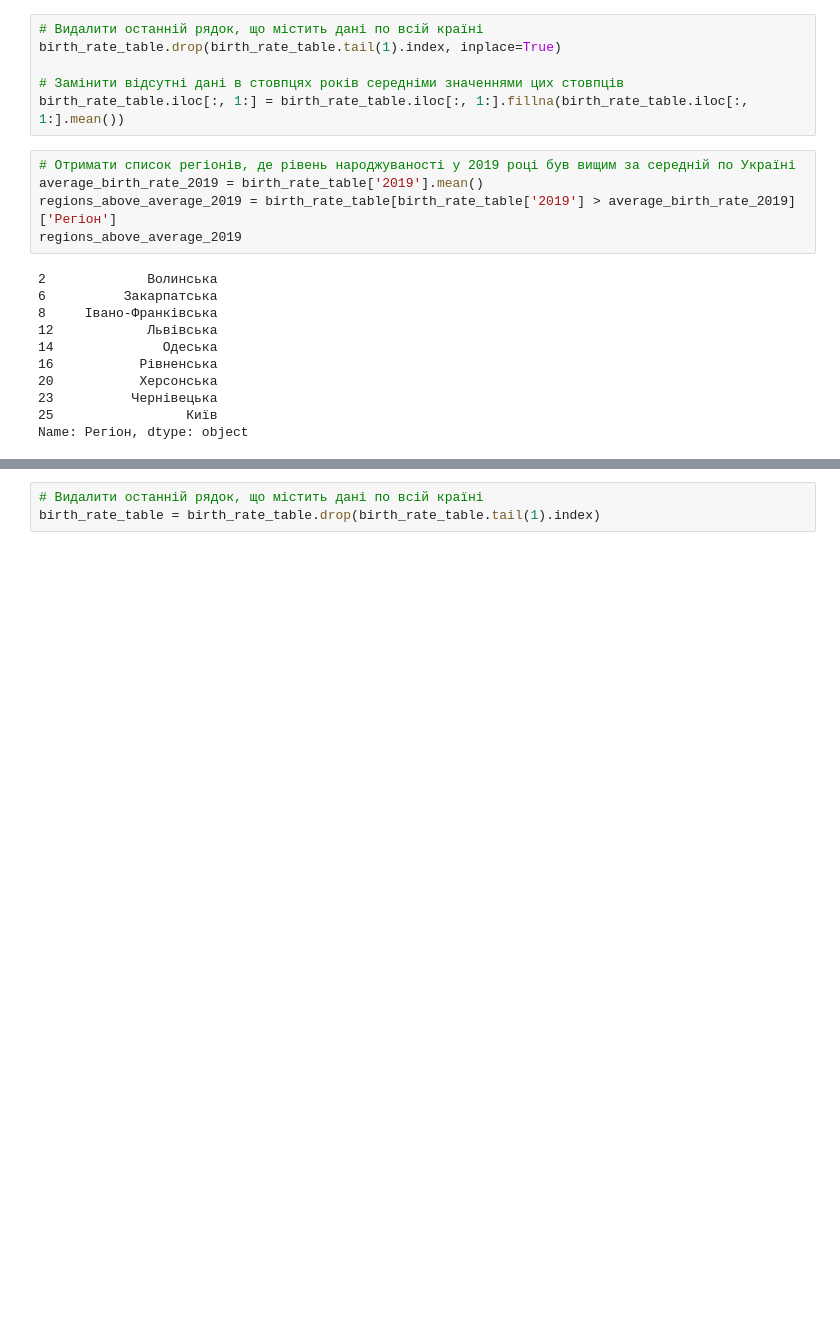
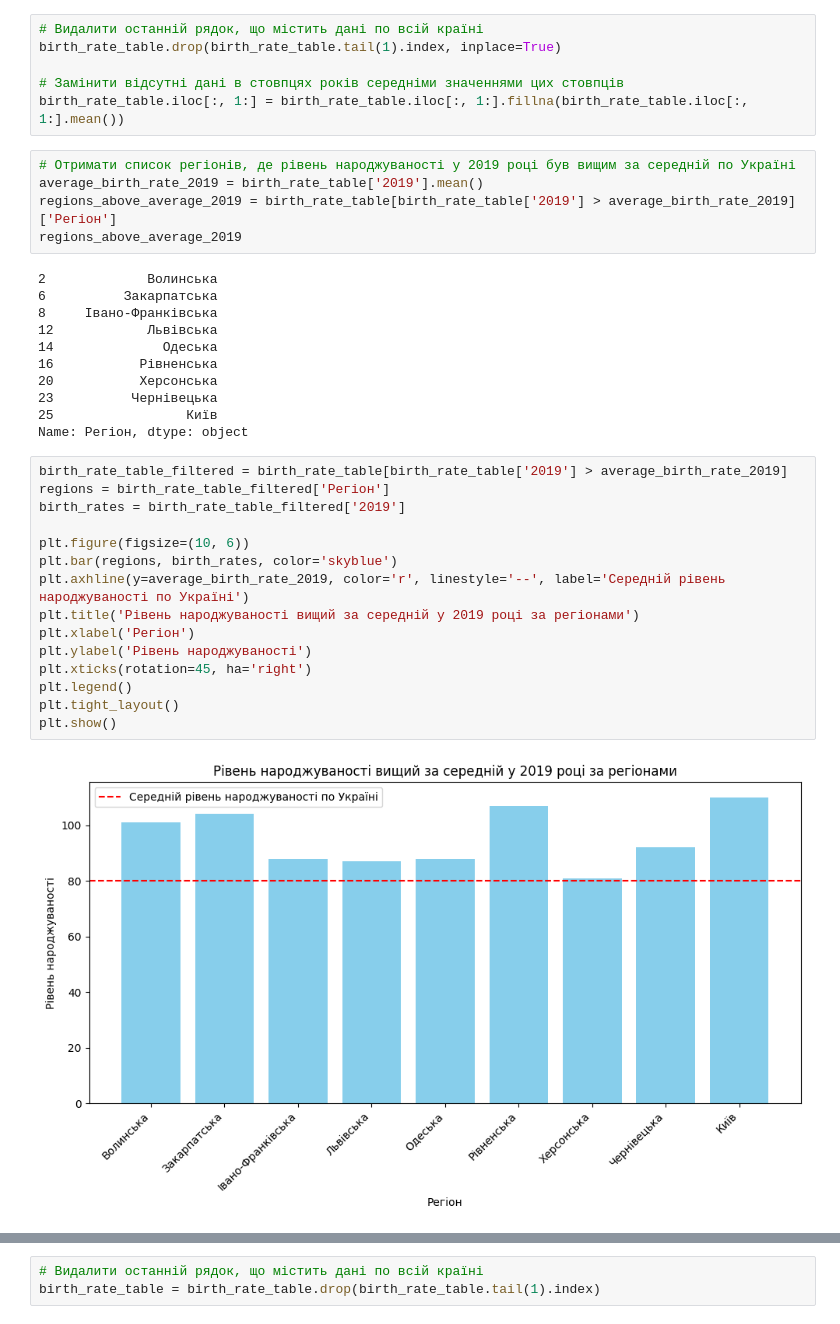
Before and after one commit to DenysLuts/GoIt-2024, a Jupyter notebook: hww2.1.ipynb, the cells around one changed output, grey strips where cells are left out. Drawn from its saved outputs; the diff is of its cells as text; blank space fills up the shorter version.

```diff
--- a/hww2.1.ipynb
+++ b/hww2.1.ipynb
@@ -98,6 +108,23 @@ regions_above_average_2019
 23          Чернівецька
 25                 Київ
 Name: Регіон, dtype: object
+# %%
+birth_rate_table_filtered = birth_rate_table[birth_rate_table['2019'] > average_birth_rate_2019]
+regions = birth_rate_table_filtered['Регіон']
+birth_rates = birth_rate_table_filtered['2019']
+
+plt.figure(figsize=(10, 6))
+plt.bar(regions, birth_rates, color='skyblue')
+plt.axhline(y=average_birth_rate_2019, color='r', linestyle='--', label='Середній рівень народжуваності по Україні')
+plt.title('Рівень народжуваності вищий за середній у 2019 році за регіонами')
+plt.xlabel('Регіон')
+plt.ylabel('Рівень народжуваності')
+plt.xticks(rotation=45, ha='right')
+plt.legend()
+plt.tight_layout()
+plt.show()
+# %% [output]
+[figure, added]
 # %%
 # Знайти регіон з найвищою народжуваністю у 2014 році
 highest_birth_rate_2014_region = birth_rate_table.loc[birth_rate_table['2014'].idxmax()]['Регіон']
```
Also changed, not shown: parts of 4 cells of this notebook.
